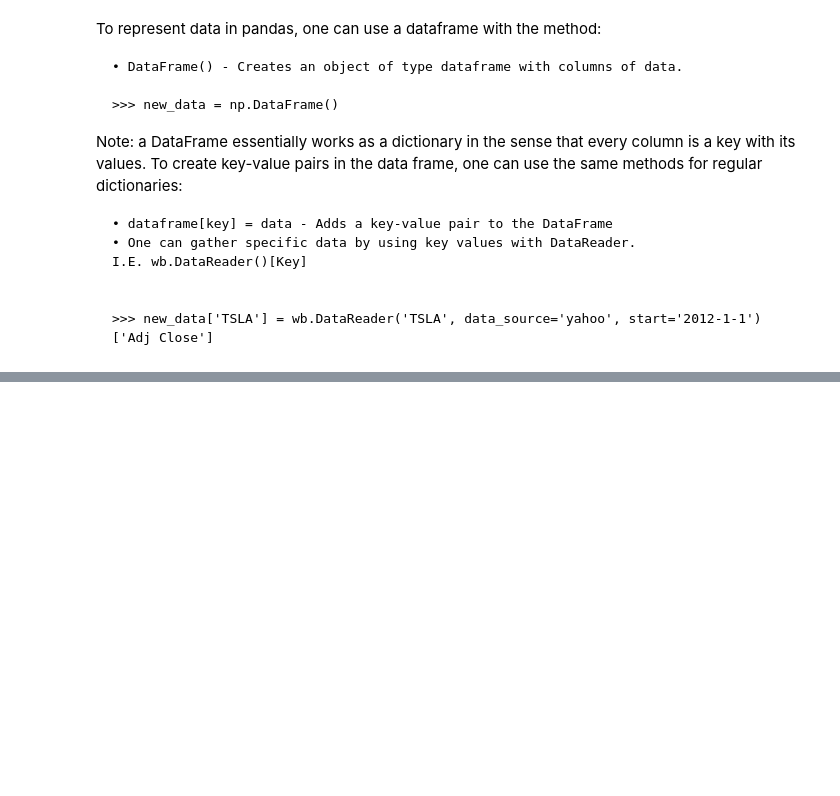
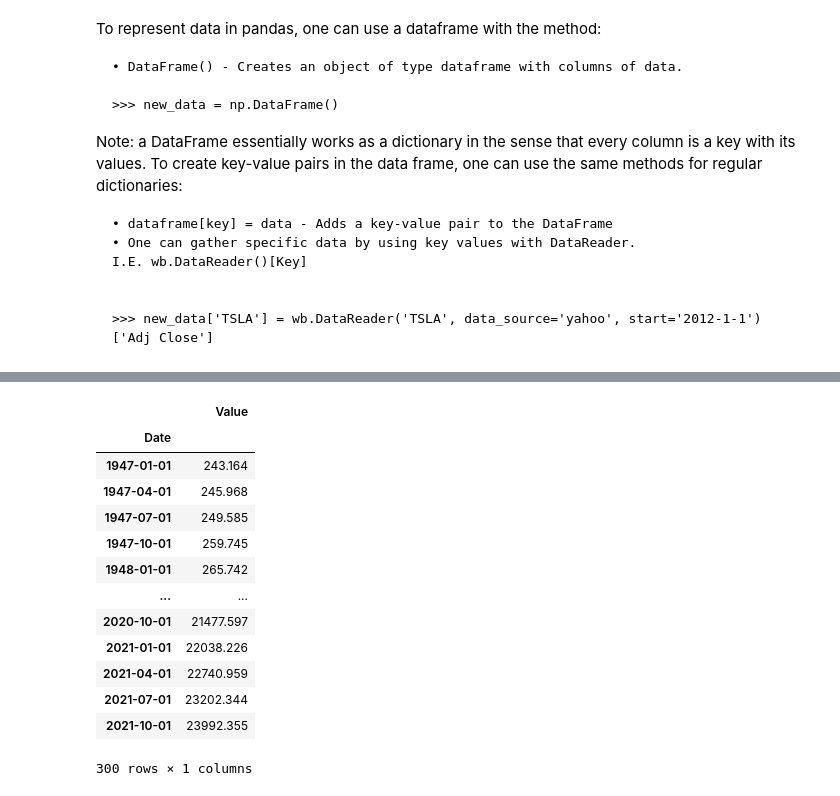
Before and after one commit to AlenVS02/python_for_finance, a Jupyter notebook: exercises.ipynb, the cells around one changed output, grey strips where cells are left out. Cells and saved outputs as stored; diff of their text form; code cells hidden in the pictures; blank space fills up the shorter version.

Commit message:
Learned to create csv and excel files with data from quandl

```diff
--- a/exercises.ipynb
+++ b/exercises.ipynb
@@ -210,0 +222,19 @@ new_data.tail(20)
+# %%
+import quandl
+data_01 = quandl.get('FRED/GDP')
+data_01
+# %% [output]
+|  | Value |
+| Date |  |
+| 1947-01-01 | 243.164 |
+| 1947-04-01 | 245.968 |
+| 1947-07-01 | 249.585 |
+| 1947-10-01 | 259.745 |
+| 1948-01-01 | 265.742 |
+| ... | ... |
+| 2020-10-01 | 21477.597 |
+| 2021-01-01 | 22038.226 |
+| 2021-04-01 | 22740.959 |
+| 2021-07-01 | 23202.344 |
+| 2021-10-01 | 23992.355 |
+300 rows × 1 columns
```
Also changed, not shown: parts of 17 cells of this notebook, 4 other files.
